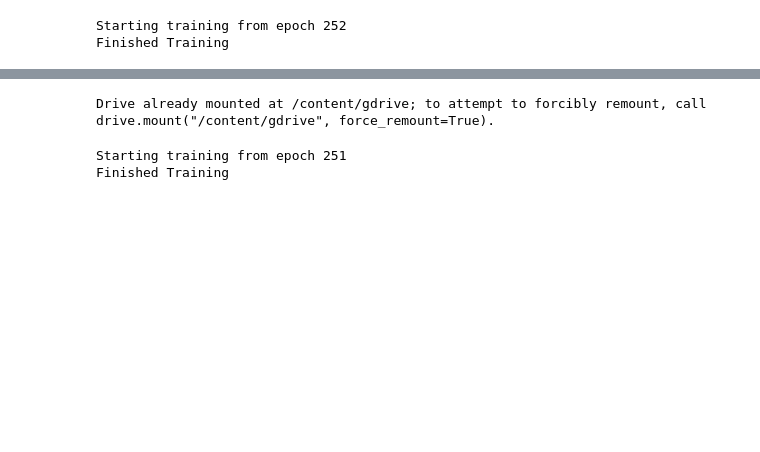
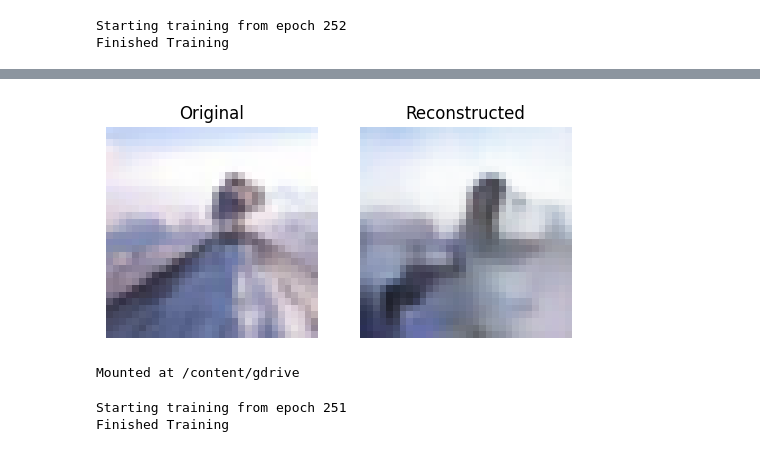
Before and after one commit to shira-chesler/Thesis_tries, a Jupyter notebook: Symmetric+Asymmetric_runs.ipynb, the cells around one changed output, grey strips where cells are left out. Drawn from its saved outputs; the diff is of its cells as text; code cells hidden in the pictures; blank space fills up the shorter version.

Commit message:
Add files via upload
fixed code (still works only for autoencoder with a smaller decoder), but runs worked

```diff
--- a/Symmetric+Asymmetric_runs.ipynb
+++ b/Symmetric+Asymmetric_runs.ipynb
@@ -149,8 +147,8 @@ def get_clean_sets():
     global CIFAR100_train
     global CIFAR100_test
     if CIFAR100_train is None:
-        CIFAR100_train = FastCIFAR100(root='../CIFAR100/', train=True, download=True, transform=transforms.ToTensor())
-        CIFAR100_test = FastCIFAR100(root='../CIFAR100/', train=False, download=True, transform=transforms.ToTensor())
+        CIFAR100_train = CIFAR100(root='../CIFAR100/', train=True, download=True, transform=transforms.ToTensor())
+        CIFAR100_test = CIFAR100(root='../CIFAR100/', train=False, download=True, transform=transforms.ToTensor())
     return CIFAR100_train, CIFAR100_test
 
 
@@ -761 +774,55 @@ Pixel-wise Accuracy: 73.32%
+# %%
+import matplotlib.pyplot as plt
+import torchvision.transforms as transforms
+import torch
+
+# Define the device
+device = torch.device("cuda" if torch.cuda.is_available() else "cpu")
+
+# Obtain one batch of validation data
+val_iter = iter(val_loader)
+images, _ = next(val_iter)
+
+# Move images to the device
+images = images.to(device)
+
+# Pass through the autoencoder to get reconstructed images
+model.eval()
+with torch.no_grad():
+    reconstructed_images = model(images)
+
+# Move images back to CPU for visualization
+images = images.cpu()
+reconstructed_images = reconstructed_images.cpu()
+
+# Define a function to display original and reconstructed images
+def show_original_and_reconstructed(original, reconstructed, n=1):
+    if n == 1:
+        fig, axes = plt.subplots(1, 2, figsize=(6, 3))
+        axes[0].imshow(transforms.ToPILImage()(original[0]))
+        axes[0].set_title("Original")
+        axes[0].axis('off')
+
+        axes[1].imshow(transforms.ToPILImage()(reconstructed[0]))
+        axes[1].set_title("Reconstructed")
+        axes[1].axis('off')
+    else:
+        fig, axes = plt.subplots(n, 2, figsize=(6, 3 * n))
+        for i in range(n):
+            # Original image
+            axes[i, 0].imshow(transforms.ToPILImage()(original[i]))
+            axes[i, 0].set_title("Original")
+            axes[i, 0].axis('off')
+
+            # Reconstructed image
+            axes[i, 1].imshow(transforms.ToPILImage()(reconstructed[i]))
+            axes[i, 1].set_title("Reconstructed")
+            axes[i, 1].axis('off')
+
+    plt.show()
+
+# Display one pair of original and reconstructed images
+show_original_and_reconstructed(images, reconstructed_images, n=1)
+# %% [output]
+[figure, added]
 # %%
@@ -920,7 +1001,7 @@ import re
 from google.colab import drive
 
 # Mount Google Drive to Colab Notebook
-drive.mount('/content/gdrive')
+drive.mount('/content/gdrive', True)
 
 # Define the directory to save the checkpoints
 save_dir_asymmetric_ae_minus2 = '/content/gdrive/My Drive/checkpoints/AsymmetricAutoencoderMinus2'
@@ -949,7 +1030,7 @@ if checkpoint_files:
 else:
     start_epoch = 0
 # %% [output]
-Drive already mounted at /content/gdrive; to attempt to forcibly remount, call drive.mount("/content/gdrive", force_remount=True).
+Mounted at /content/gdrive
 # %%
 # Training loop
 
```
Also changed, not shown: parts of 21 cells of this notebook.
